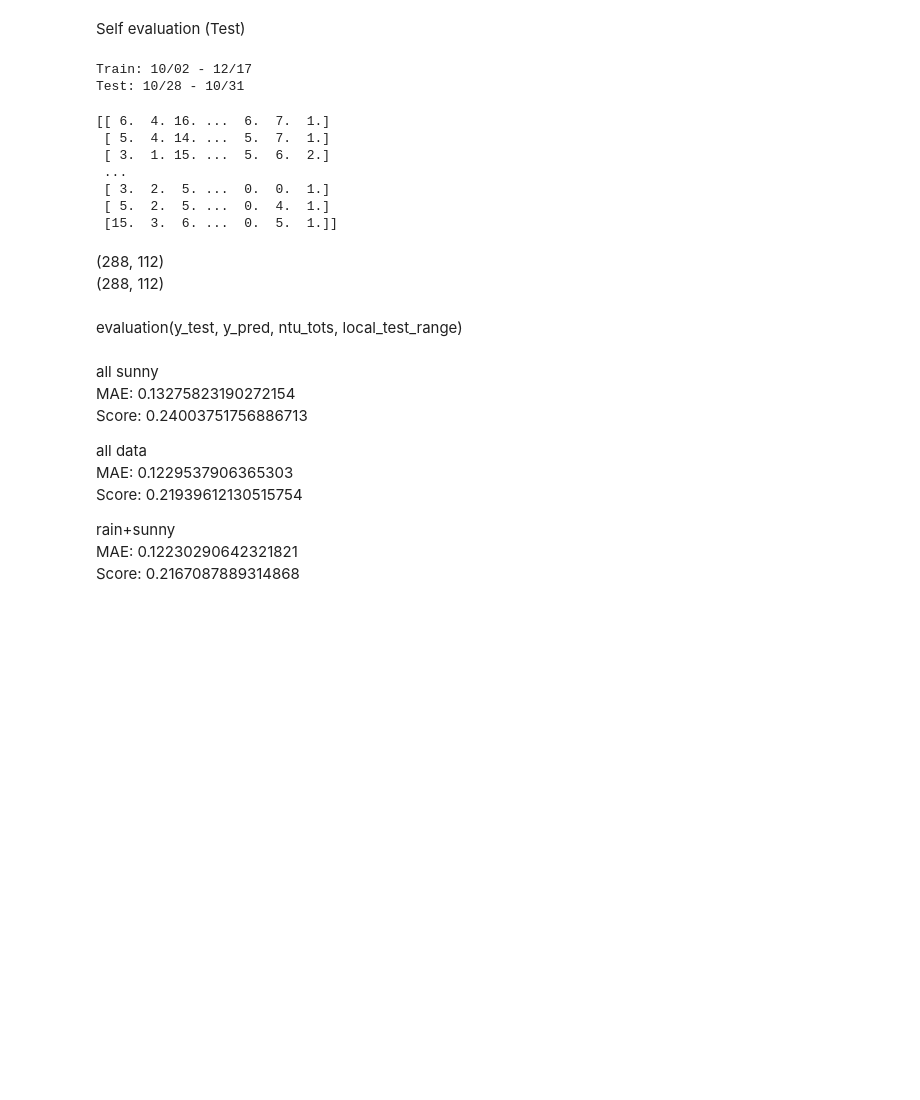
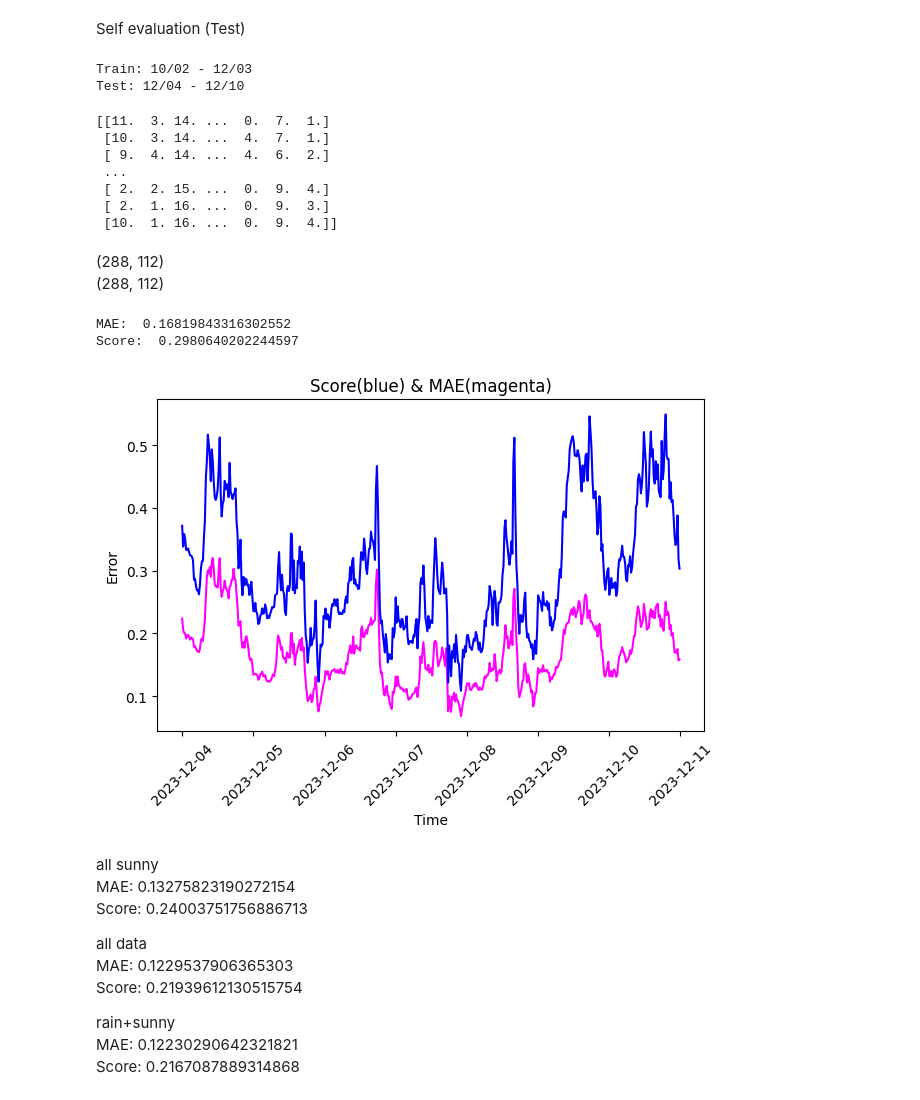
Before and after one commit to b10902118/ml-youbike, a Jupyter notebook: src/weekday67.ipynb, the cells around one changed output. Saved outputs shown, nothing was run; the diff lists cells and outputs as text; code cells hidden in the pictures; blank space fills up the shorter version.

```diff
--- a/src/weekday67.ipynb
+++ b/src/weekday67.ipynb
@@ -8,11 +8,11 @@ from utils import *
 from median_optimization import optimal_median
 # %%
 TRAIN_START = "2023-10-02 00:00"
-TRAIN_END = "2023-12-17 23:59"
+TRAIN_END = "2023-12-03 23:59"
 
 
-TEST_START = "2023-10-28 00:00"
-TEST_END = "2023-10-31 23:59"
+TEST_START = "2023-12-04 00:00"
+TEST_END = "2023-12-10 23:59"
 test_rain_dates = []
 
 PUBLIC_START = "2023-10-21 00:00"
@@ -379,11 +423,11 @@ y_test = test.values
 
 print_time_ranges(TRAIN_START, TRAIN_END, TEST_START, TEST_END)
 # %% [output]
-Train: 10/02 - 12/17
-Test: 10/28 - 10/31
+Train: 10/02 - 12/03
+Test: 12/04 - 12/10
 # %%
 ftr = list(
-    np.stack([[True]*72+[False]*(test.shape[0]-72),test.index.time, test.index.to_series().dt.weekday]).T
+    np.stack([test.index.to_series().dt.date.isin(rainy_dates),test.index.time, test.index.to_series().dt.weekday]).T
 )
 y_pred = result_df.loc[ftr].values
 local_test_range = pd.date_range(TEST_START, TEST_END, freq="20min")
@@ -392,18 +436,33 @@ print(y_pred)
 # print(y_test.shape) #
 # print(y_pred.shape)
 # %% [output]
-[[ 6.  4. 16. ...  6.  7.  1.]
- [ 5.  4. 14. ...  5.  7.  1.]
- [ 3.  1. 15. ...  5.  6.  2.]
+[[11.  3. 14. ...  0.  7.  1.]
+ [10.  3. 14. ...  4.  7.  1.]
+ [ 9.  4. 14. ...  4.  6.  2.]
  ...
- [ 3.  2.  5. ...  0.  0.  1.]
- [ 5.  2.  5. ...  0.  4.  1.]
- [15.  3.  6. ...  0.  5.  1.]]
+ [ 2.  2. 15. ...  0.  9.  4.]
+ [ 2.  1. 16. ...  0.  9.  3.]
+ [10.  1. 16. ...  0.  9.  4.]]
 # %% [markdown]
 (288, 112) \
 (288, 112)
-# %% [markdown]
-evaluation(y_test, y_pred, ntu_tots, local_test_range)
+# %%
+if result_df.isna().any().any():
+    print("NaN detected")
+if result_df.loc[ftr].isna().any().any():
+    print("NaN detected in test")
+if np.isnan(y_test).any():
+    print("test contains NaN values")
+    #print(np.isnan(y_test).sum())
+    y_test = np.nan_to_num(y_test, copy=False)
+if np.isnan(y_pred).any():
+    print("pred contains NaN values")
+# %%
+evaluation(y_test, y_pred, ntu_tots, local_test_range)
+# %% [output]
+MAE:  0.16819843316302552
+Score:  0.2980640202244597
+[figure, added]
 # %% [markdown]
 
 all sunny \
```
Also changed, not shown: parts of 5 cells of this notebook, 7 other files.
